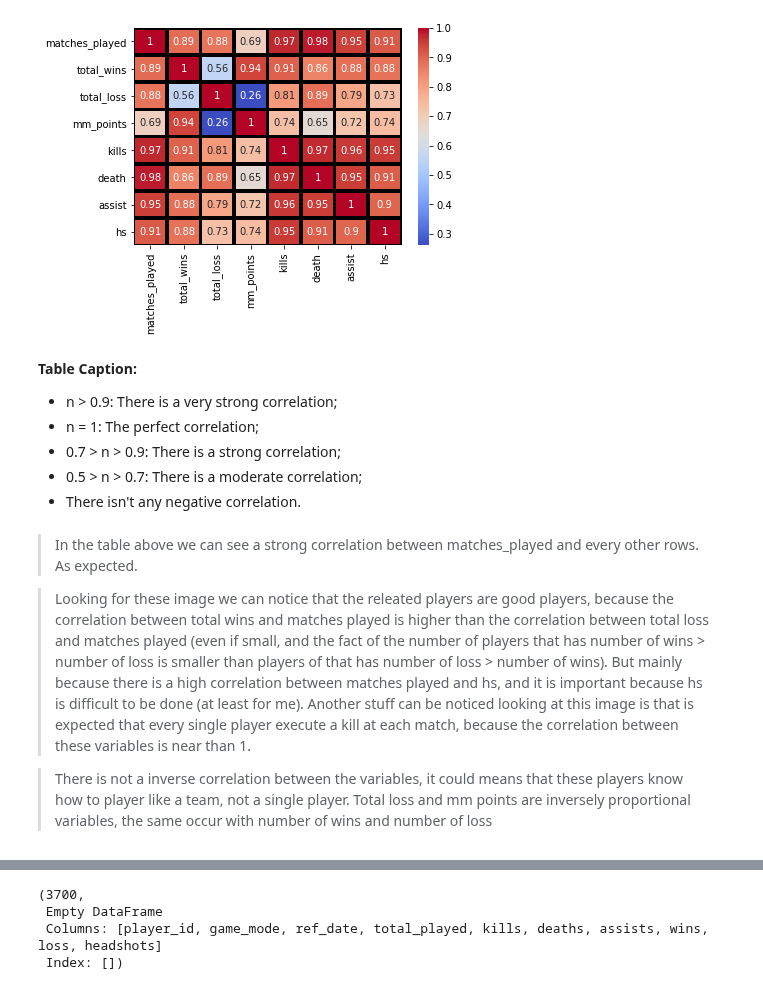
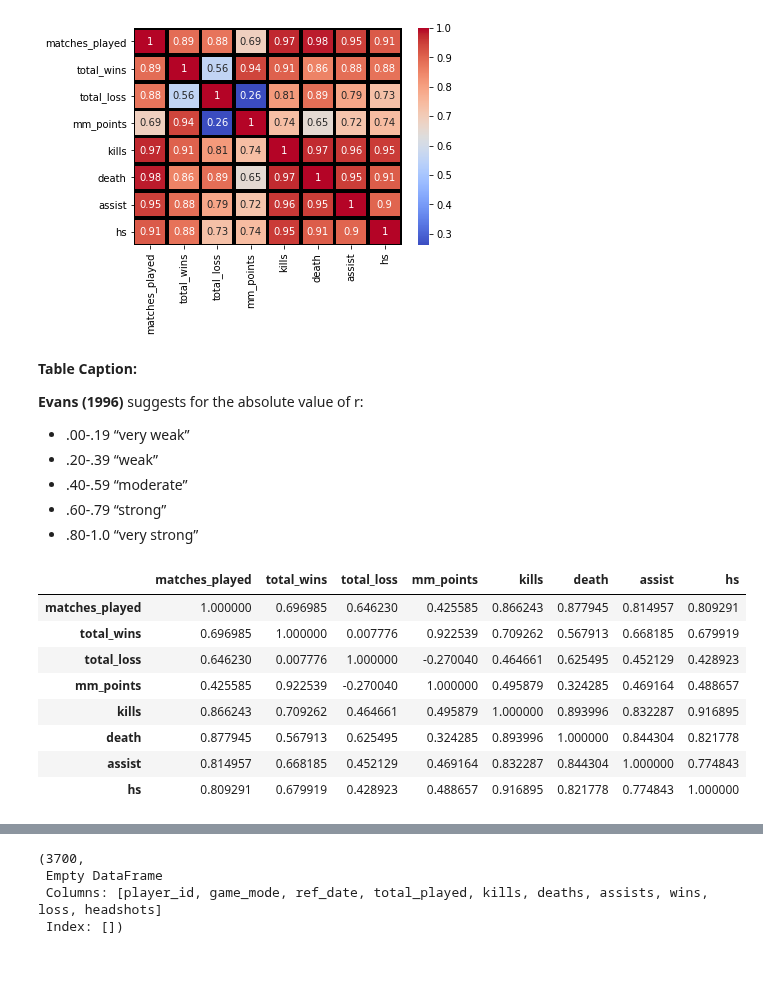
Before and after one commit to victor-s-santos/DataAnalystic-Test, a Jupyter notebook: python-notebooks/Analysis.ipynb, the cells around one changed output, grey strips where cells are left out. Drawn from its saved outputs; the diff is of its cells as text; code cells hidden in the pictures.

```diff
--- a/python-notebooks/Analysis.ipynb
+++ b/python-notebooks/Analysis.ipynb
@@ -204,13 +206,15 @@ heatmap_chart
 # %% [output]
 <matplotlib.axes._subplots.AxesSubplot at 0x...>
 [figure]
-# %% [markdown]
-__Table Caption:__
-* n > 0.9: There is a very strong correlation;
-* n = 1: The perfect correlation;
-* 0.7 > n > 0.9: There is a strong correlation;
-* 0.5 > n > 0.7: There is a moderate correlation;
-* There isn't any negative correlation.
+# %% [markdown]
+__Table Caption:__
+
+__Evans (1996)__ suggests for the absolute value of r:
+* .00-.19 “very weak”
+* .20-.39 “weak”
+* .40-.59 “moderate”
+* .60-.79 “strong”
+* .80-1.0 “very strong”
 # %%
 #exporting this image to images/
 figure = heatmap_chart.get_figure()
@@ -218,6 +222,13 @@ figure.savefig('../images/heatmap_chart_matchmakingsummary.png', dpi=400)
-# %% [markdown]
->In the table above we can see a strong correlation between matches_played and every other rows. As expected.
-
->Looking for these image we can notice that the releated players are good players, because the correlation between total wins and matches played is higher than the correlation between total loss and matches played (even if small, and the fact of the number of players that has number of wins > number of loss is smaller than players of that has number of loss > number of wins). But mainly because there is a high correlation between matches played and hs, and it is important because hs is difficult to be done (at least for me). Another stuff can be noticed looking at this image is that is expected that every single player execute a kill at each match, because the correlation between these variables is near than 1.
-
->There is not a inverse correlation between the variables, it could means that these players know how to player like a team, not a single player. Total loss and mm points are inversely proportional variables, the same occur with number of wins and number of loss
+# %%
+#Analysing the spearman correlation
+my_df.corr(method ='spearman')
+# %% [output]
+|  | matches_played | total_wins | total_loss | mm_points | kills | death | assist | hs |
+| matches_played | 1.000000 | 0.696985 | 0.646230 | 0.425585 | 0.866243 | 0.877945 | 0.814957 | 0.809291 |
+| total_wins | 0.696985 | 1.000000 | 0.007776 | 0.922539 | 0.709262 | 0.567913 | 0.668185 | 0.679919 |
+| total_loss | 0.646230 | 0.007776 | 1.000000 | -0.270040 | 0.464661 | 0.625495 | 0.452129 | 0.428923 |
+| mm_points | 0.425585 | 0.922539 | -0.270040 | 1.000000 | 0.495879 | 0.324285 | 0.469164 | 0.488657 |
+| kills | 0.866243 | 0.709262 | 0.464661 | 0.495879 | 1.000000 | 0.893996 | 0.832287 | 0.916895 |
+| death | 0.877945 | 0.567913 | 0.625495 | 0.324285 | 0.893996 | 1.000000 | 0.844304 | 0.821778 |
+| assist | 0.814957 | 0.668185 | 0.452129 | 0.469164 | 0.832287 | 0.844304 | 1.000000 | 0.774843 |
+| hs | 0.809291 | 0.679919 | 0.428923 | 0.488657 | 0.916895 | 0.821778 | 0.774843 | 1.000000 |
```
Also changed, not shown: parts of 15 cells of this notebook, 9 other files.
